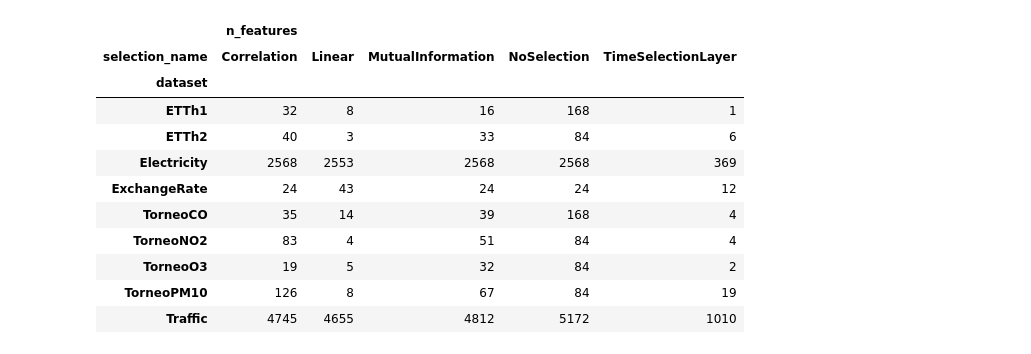
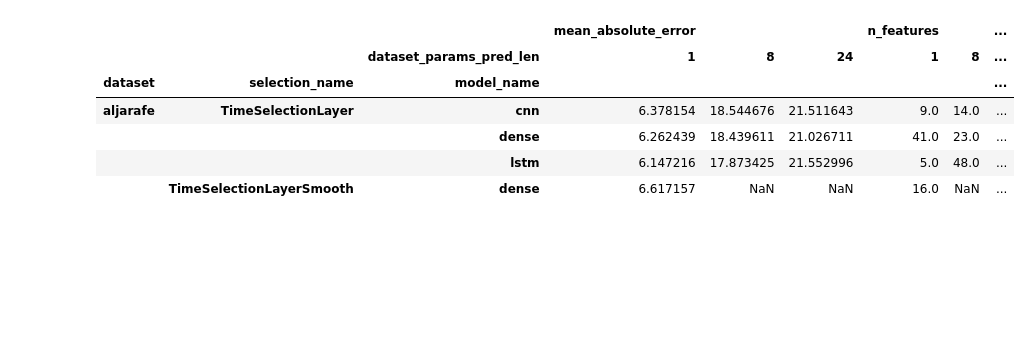
Before and after one commit to manjimnav/TSLayer-Ozone, a Jupyter notebook: analysis.ipynb, the cells around one changed output. Cells and saved outputs as stored; diff of their text form; code cells hidden in the pictures; blank space fills up the shorter version.

```diff
--- a/analysis.ipynb
+++ b/analysis.ipynb
@@ -32,17 +110,16 @@ best_metrics.pivot(values=['n_features'], index = ['dataset'], columns=[ 'select
 # %%
-best_metrics = total_metrics.iloc[total_metrics.groupby(['dataset', 'selection_name', 'model_name']).mean_squared_error.idxmin()].reset_index(drop=True)
-best_metrics['n_features'] = best_metrics.selected_features.apply(eval).apply(len)
-best_metrics.pivot(values=['n_features'], index = ['dataset'], columns=['selection_name' ])#.to_latex()
+output_file = 'results/Ozone/results_regularizerv2'
+
+total_metrics = pd.read_csv(f'{output_file}.csv')
+
+best_metrics = total_metrics.iloc[total_metrics.groupby(['dataset', 'selection_name', 'model_name', 'dataset_params_pred_len']).mean_absolute_error.idxmin()].reset_index(drop=True)
+best_metrics["n_features"] = best_metrics.selected_features.apply(eval).apply(len)
+best_metrics.pivot(values=['mean_absolute_error','n_features', 'dataset_params_seq_len', 'selection_params_regularization'], index = ['dataset', 'selection_name', 'model_name'], columns=['dataset_params_pred_len'])
 # %% [output]
-|  | n_features |  |  |  |  |
-| selection_name | Correlation | Linear | MutualInformation | NoSelection | TimeSelectionLayer |
-| dataset |  |  |  |  |  |
-| ETTh1 | 32 | 8 | 16 | 168 | 1 |
-| ETTh2 | 40 | 3 | 33 | 84 | 6 |
-| Electricity | 2568 | 2553 | 2568 | 2568 | 369 |
-| ExchangeRate | 24 | 43 | 24 | 24 | 12 |
-| TorneoCO | 35 | 14 | 39 | 168 | 4 |
-| TorneoNO2 | 83 | 4 | 51 | 84 | 4 |
-| TorneoO3 | 19 | 5 | 32 | 84 | 2 |
-| TorneoPM10 | 126 | 8 | 67 | 84 | 19 |
-| Traffic | 4745 | 4655 | 4812 | 5172 | 1010 |
+|  |  |  | mean_absolute_error |  |  | n_features |  | ... |
+|  |  | dataset_params_pred_len | 1 | 8 | 24 | 1 | 8 | ... |
+| dataset | selection_name | model_name |  |  |  |  |  | ... |
+| aljarafe | TimeSelectionLayer | cnn | 6.378154 | 18.544676 | 21.511643 | 9.0 | 14.0 | ... |
+|  |  | dense | 6.262439 | 18.439611 | 21.026711 | 41.0 | 23.0 | ... |
+|  |  | lstm | 6.147216 | 17.873425 | 21.552996 | 5.0 | 48.0 | ... |
+|  | TimeSelectionLayerSmooth | dense | 6.617157 | NaN | NaN | 16.0 | NaN | ... |
```
Also changed, not shown: parts of 11 cells of this notebook, 8 other files.
